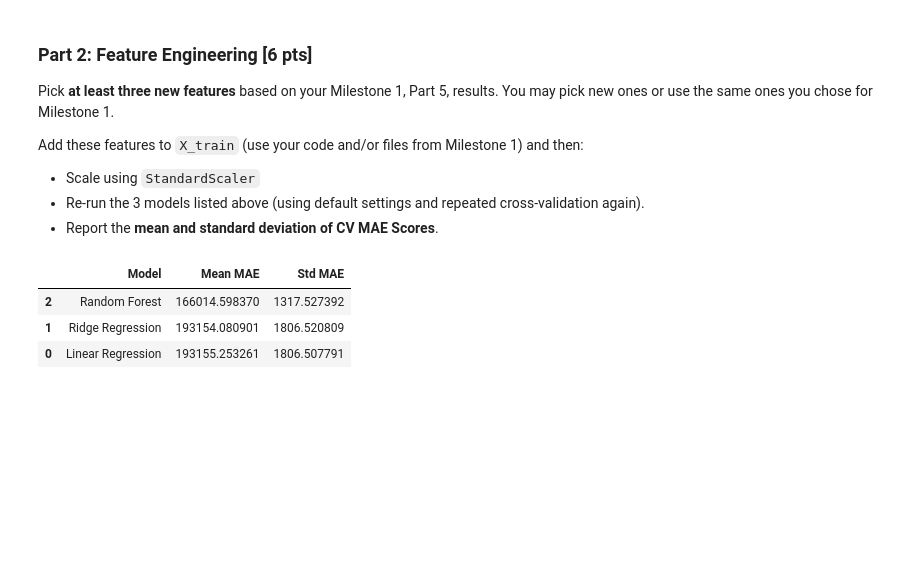
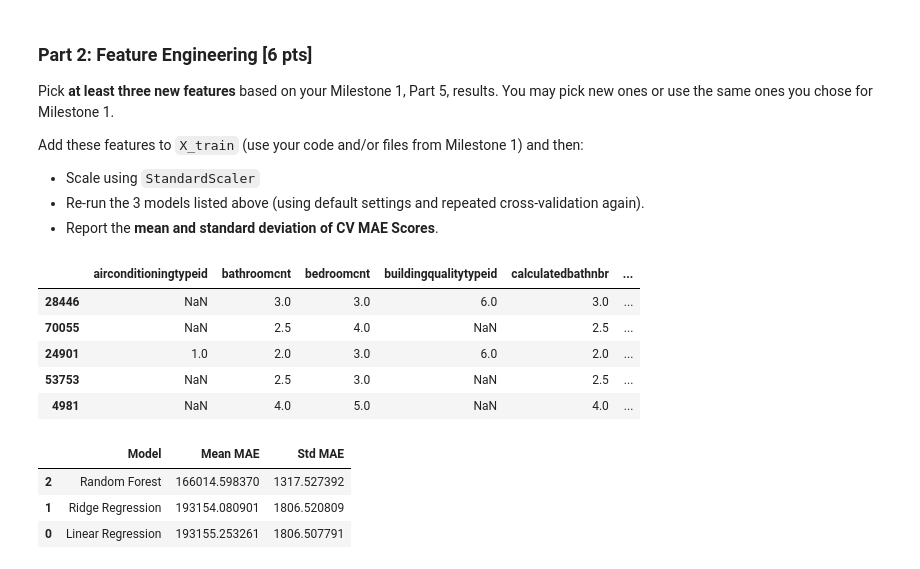
Before and after one commit to TINYRAINYLIN/DX603-Milestone2, a Jupyter notebook: Milestone_02.ipynb, the cells around one changed output. Cells and saved outputs as stored; diff of their text form; code cells hidden in the pictures; blank space fills up the shorter version.

```diff
--- a/Milestone_02.ipynb
+++ b/Milestone_02.ipynb
@@ -344,6 +344,15 @@ from sklearn.model_selection import train_test_split
 X_train, X_test, y_train, y_test = train_test_split(
     X, y, test_size=0.2, random_state=42
 )
+# %%
+X_train.head()
+# %% [output]
+|  | airconditioningtypeid | bathroomcnt | bedroomcnt | buildingqualitytypeid | calculatedbathnbr | ... |
+| 28446 | NaN | 3.0 | 3.0 | 6.0 | 3.0 | ... |
+| 70055 | NaN | 2.5 | 4.0 | NaN | 2.5 | ... |
+| 24901 | 1.0 | 2.0 | 3.0 | 6.0 | 2.0 | ... |
+| 53753 | NaN | 2.5 | 3.0 | NaN | 2.5 | ... |
+| 4981 | NaN | 4.0 | 5.0 | NaN | 4.0 | ... |
 # %%
 def add_engineered_features(df):
     df = df.copy()
```
Also changed, not shown: parts of 1 cell of this notebook.
